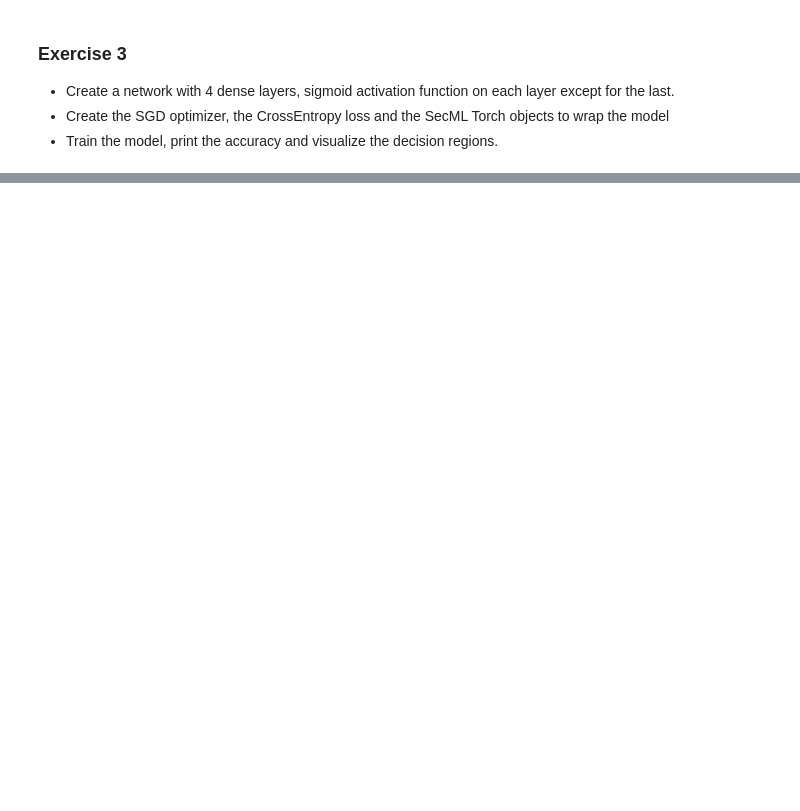
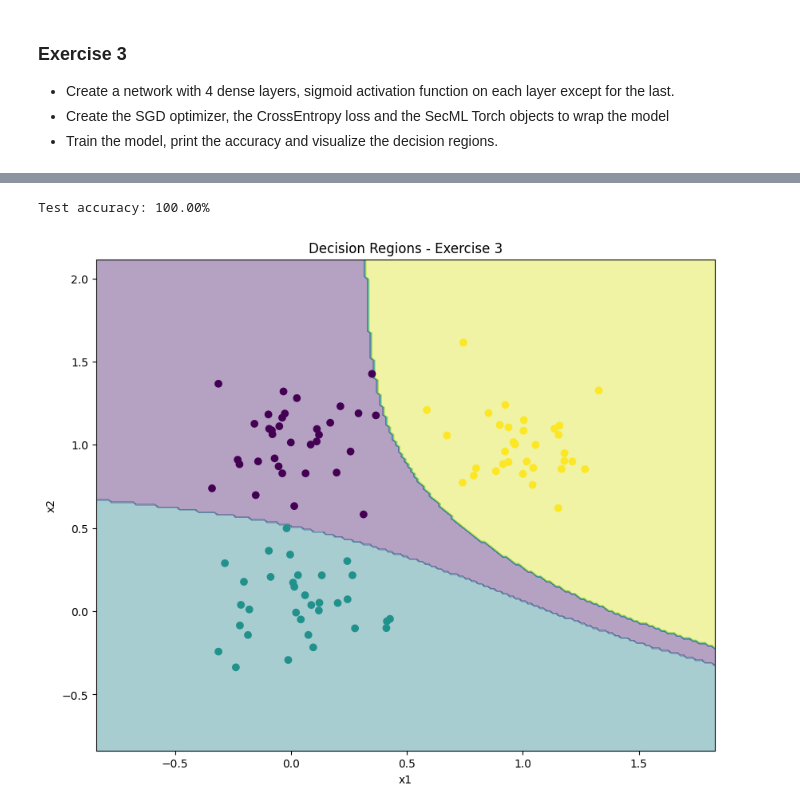
Before and after one commit to Federico-Conti/tai-teaching_material, a Jupyter notebook: 00-Pytorch.ipynb, the cells around one changed output, grey strips where cells are left out. Drawn from its saved outputs; the diff is of its cells as text; code cells hidden in the pictures; blank space fills up the shorter version.

```diff
--- a/00-Pytorch.ipynb
+++ b/00-Pytorch.ipynb
@@ -439,3 +421,23 @@ Test accuracy: 100.00%
 * Create a network with 4 dense layers, sigmoid activation function on each layer except for the last.
 * Create the SGD optimizer, the CrossEntropy loss and the SecML Torch objects to wrap the model
 * Train the model, print the accuracy and visualize the decision regions.
+# %%
+class Net2(torch.nn.Module):
+    def __init__(self):
+        super(Net2, self).__init__()
+        self.fc1 = torch.nn.Linear(2, 16)   # Input layer to first hidden layer
+        self.fc2 = torch.nn.Linear(16, 16)  # First hidden to second hidden layer
+        self.fc3 = torch.nn.Linear(16, 16)  # Second hidden to third hidden layer
+        self.fc4 = torch.nn.Linear(16, 3)   # Third hidden to output layer
+        self.sigmoid = torch.nn.Sigmoid()   # Sigmoid activation function
+
+    def forward(self, x):
+        x = self.sigmoid(self.fc1(x))  # Apply first layer and Sigmoid
+        x = self.sigmoid(self.fc2(x))  # Apply second layer and Sigmoid
+        x = self.sigmoid(self.fc3(x))  # Apply third layer and Sigmoid
+        x = self.fc4(x)                # Apply output layer (no activation)
+        return x
+
+model_ex3 = Net2()
+print(model_ex3)
+print("Number of parameters:", sum(p.numel() for p in model_ex3.parameters() if p.requires_grad))
@@ -441,0 +453,26 @@ Test accuracy: 100.00%
+# %%
+# Create SGD optimizer
+optimizer_ex3 = torch.optim.SGD(model_ex3.parameters(), lr=0.01)
+
+# Create CrossEntropy loss
+criterion_ex3 = torch.nn.CrossEntropyLoss()
+
+# Create SecML Torch trainer and classifier
+trainer_ex3 = BasePyTorchTrainer(optimizer=optimizer_ex3, loss=criterion_ex3, epochs=1500)
+secmlt_model_ex3 = BasePytorchClassifier(model_ex3, trainer=trainer_ex3)
+# %%
+# Train the model
+secmlt_model_ex3.train(tr_dataloader)
+
+# Create test dataloader
+ts_dataloader_ex3 = DataLoader(TensorDataset(X_test, y_test), batch_size=32, shuffle=False)
+
+# Calculate and print accuracy
+accuracy_ex3 = Accuracy()(secmlt_model_ex3, ts_dataloader_ex3)
+print("Test accuracy: {:.2f}%".format(accuracy_ex3 * 100))
+
+# Visualize decision regions
+plot_decision_regions(secmlt_model_ex3.model, X_test, y_test, title="Decision Regions - Exercise 3")
+# %% [output]
+Test accuracy: 100.00%
+[figure, added]
```
Also changed, not shown: parts of 6 cells of this notebook, 1 other file.
